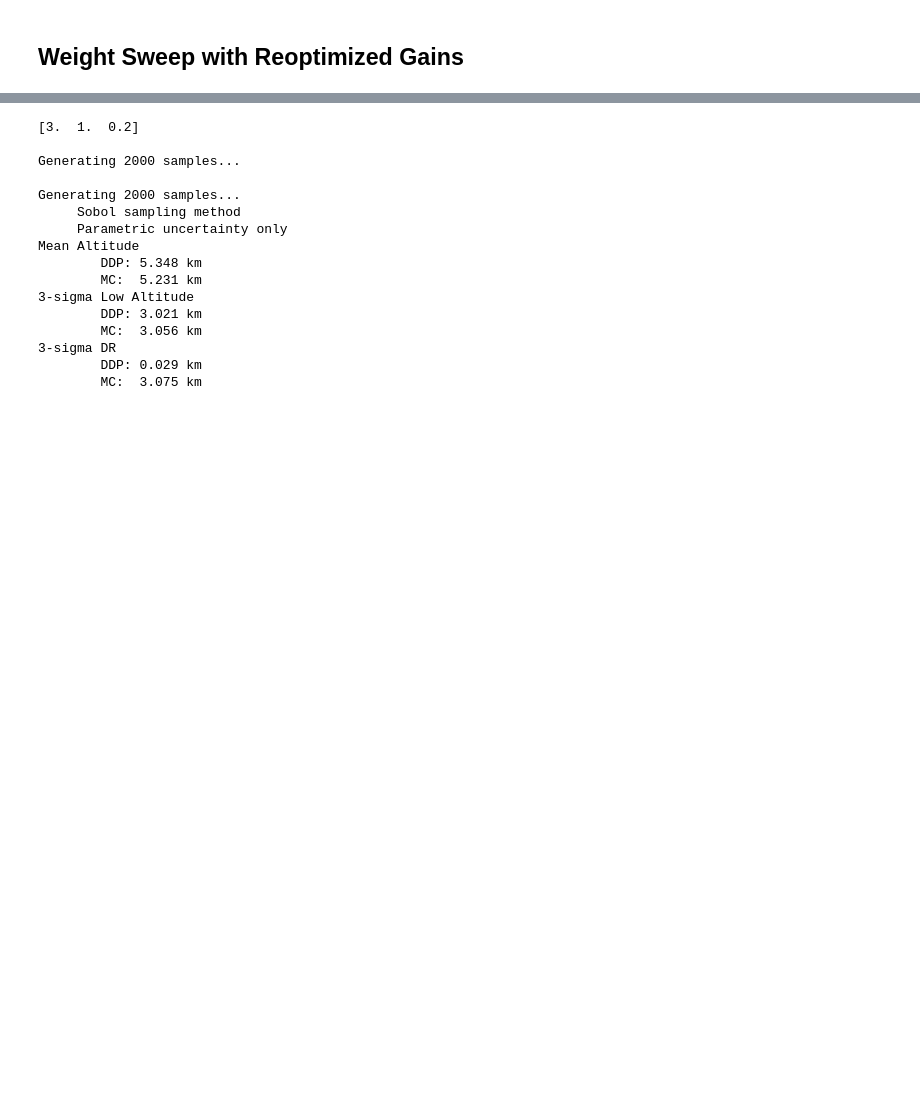
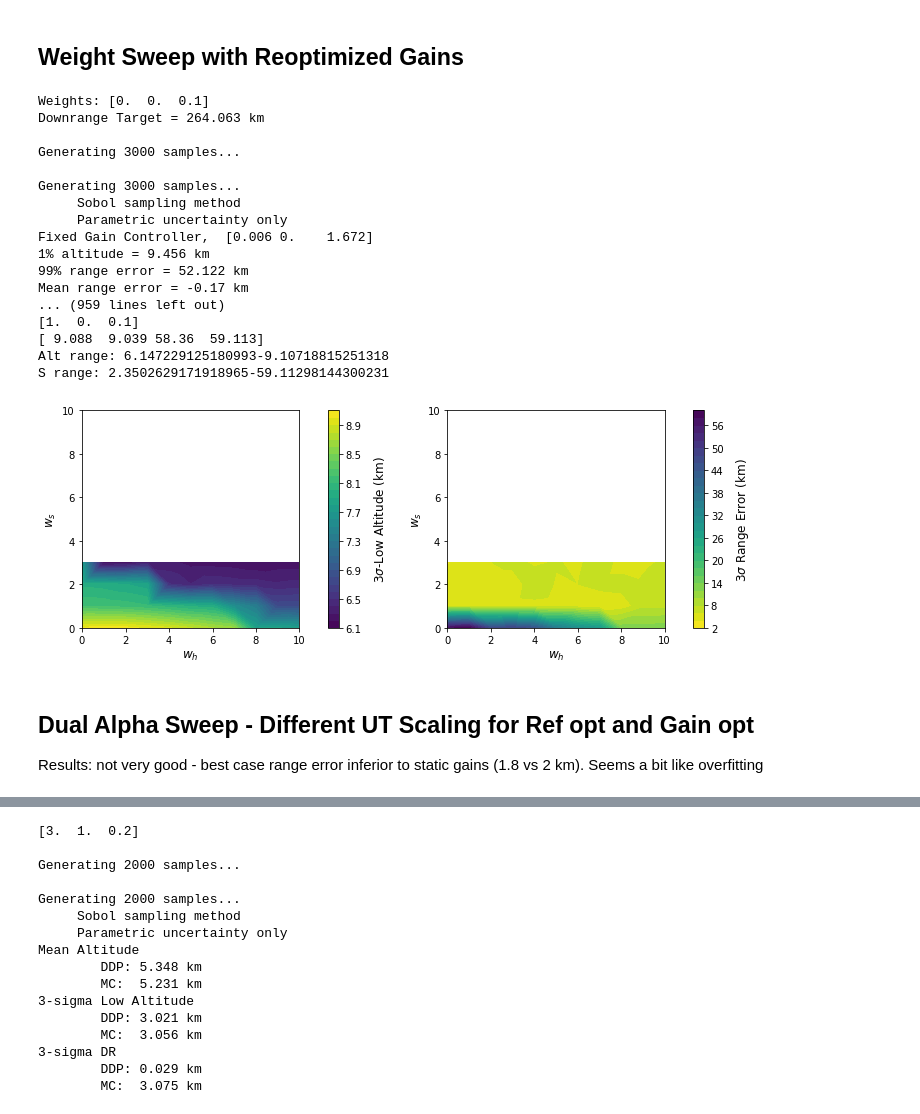
Before and after one commit to CDNoyes/EDL-Py, a Jupyter notebook: DDPMonteCarlo.ipynb, the cells around one changed output, grey strips where cells are left out. Drawn from its saved outputs; the diff is of its cells as text; code cells hidden in the pictures; blank space fills up the shorter version.

```diff
--- a/DDPMonteCarlo.ipynb
+++ b/DDPMonteCarlo.ipynb
@@ -58,13 +58,16 @@ def MCAnalyze(inputs, xf):
 # %% [markdown]
 # DDP Controller Definition
 # %%
-def smooth_sat(x, tuning=20):
+def smooth_sat(x, tuning=20, safe=True):
     """Another saturation function, from
     Saturated Robust Adaptive Control for Uncertain Nonlinear Systems using a new approximate model
 
     """
     q = 2*x-1
-    return 0.5 + 0.25/tuning*np.log(np.cosh(tuning*(q+1))/np.cosh(tuning*(q-1)))
+    q = 0.5 + 0.25/tuning*np.log(np.cosh(tuning*(q+1))/np.cosh(tuning*(q-1)))
+    if safe:
+        q[np.invert(np.isfinite(q))] = np.clip(x, 0, 1)[np.invert(np.isfinite(q))] # use hard clipping whenever the smooth approx causes nan/inf
+    return q
 
 class ddp_controller:
 
@@ -98,6 +101,7 @@ class ddp_controller:
         xr = np.vstack([data['Dm'], data['mean'][1:]])
         self.ref = interp1d(v, xr, bounds_error=False, fill_value=(xr[:,-1],xr[:,0]))
 
+        self.previous = None
 
     def __call__(self, E, x, L, D, saturate=True):
         # This function is used in VMC to generate the controls
@@ -120,8 +124,10 @@ class ddp_controller:
 #             print(xr)
         u = self.u(v)*D/L + K[0]*eD + K[1]*es + K[2]*ef
         if saturate:
+#             u = np.clip(u, 0, 1)
             u = smooth_sat(u)
-#         u = np.clip(u, 0, 1)
+#             u[np.isnan(u)] = np.clip(self.u(v)*D/L + K[0]*eD + K[1]*es + K[2]*ef, 0, 1)[np.isnan(u)] # replaces nan controls w/ hard clipping
+
 #         u = np.clip(self.u(v) + K[0]*eD + K[1]*es + K[2]*ef, 0, 1)
 
 #         u[np.isnan(u)] = 1
@@ -152,7 +158,17 @@ def MonteCarlo(data, N=2000, debug=False, parametric=True, sample='L'):
 
     s_target = data['mean'][2,-1]
     print("Downrange Target = {:.3f} km".format(s_target))
-    mass = 5000.
+    try:
+        mass = data['mass'] # was hard coded 5000
+        area = data['area']
+        cd = data['cd']
+        cl = data['cl']
+    except:
+        mass = 5000
+        area = 16.1781
+        cd = 1.3736
+        cl = 0.3986
+        print("No mass/aero data in input, using 5000 kg")
 
     x0 = data['mean'].T[0]
     if debug:
@@ -178,7 +194,9 @@ def MonteCarlo(data, N=2000, debug=False, parametric=True, sample='L'):
     mc.control = ddp_controller(data)
     mc.set_trigger(velocity_trigger(data['v'][-1]))
 
-    vehicle = lambda CD,CL: ConstantAeroEV(1.3736, 0.3986, CD=CD, CL=CL, area=16.1781)
+#     vehicle = lambda CD,CL: ConstantAeroEV(1.3736, 0.3986, CD=CD, CL=CL, area=16.1781)
+    vehicle = lambda CD,CL: ConstantAeroEV(cd, cd, CD=CD, CL=CL, area=area)
+
 
     mc._run(X0, stepsize=[5, 0.1, 1], Ef=2000, time_constant=0, debug=0, edl_kwargs={'Longitudinal': True, 'VehicleModel': vehicle})
 
@@ -687,3 +709,30 @@ S range: 1.4109352347256936-17.67549243500911
 # %% [markdown]
 ## Weight Sweep with Reoptimized Gains
+# %%
+# data = data_loader('solutions_cl_ddp_optimized.mat')
+data = data_loader('msl_weight_sweep_optimized.mat')
+stats = MonteCarloArray(data, {'N': 3000, 'parametric': True, 'sample': 'L'}, plot=False)
+MCAPlots(stats)
+# %% [output]
+Weights: [0.  0.  0.1]
+Downrange Target = 264.063 km
+
+Generating 3000 samples...
+
+Generating 3000 samples...
+     Sobol sampling method
+     Parametric uncertainty only
+Fixed Gain Controller,  [0.006 0.    1.672]
+1% altitude = 9.456 km
+99% range error = 52.122 km
+Mean range error = -0.17 km
+... (959 lines left out)
+[1.  0.  0.1]
+[ 9.088  9.039 58.36  59.113]
+Alt range: 6.147229125180993-9.10718815251318
+S range: 2.3502629171918965-59.11298144300231
+[figure, added]
+# %% [markdown]
+## Dual Alpha Sweep - Different UT Scaling for Ref opt and Gain opt
+Results: not very good - best case range error inferior to static gains (1.8 vs 2 km). Seems a bit like overfitting
 # %%
```
Also changed, not shown: parts of 7 cells of this notebook, 6 other files.
